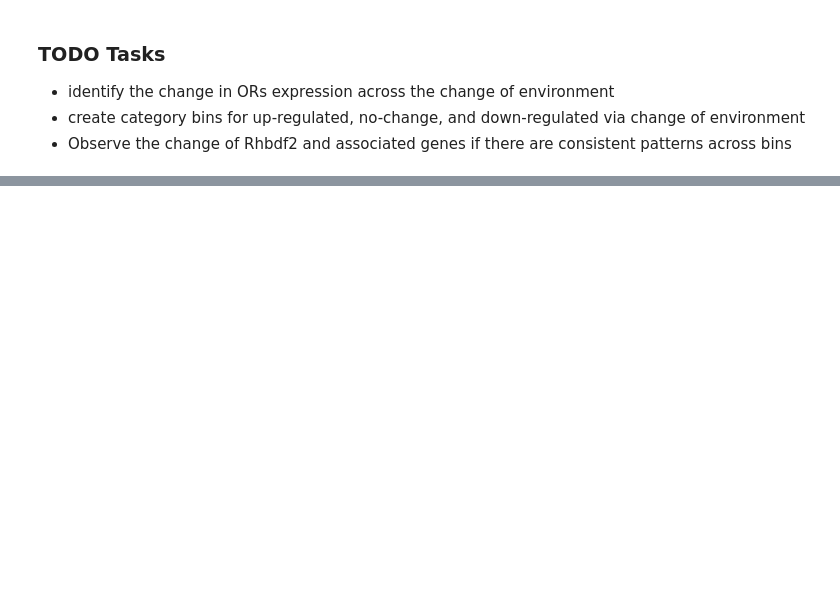
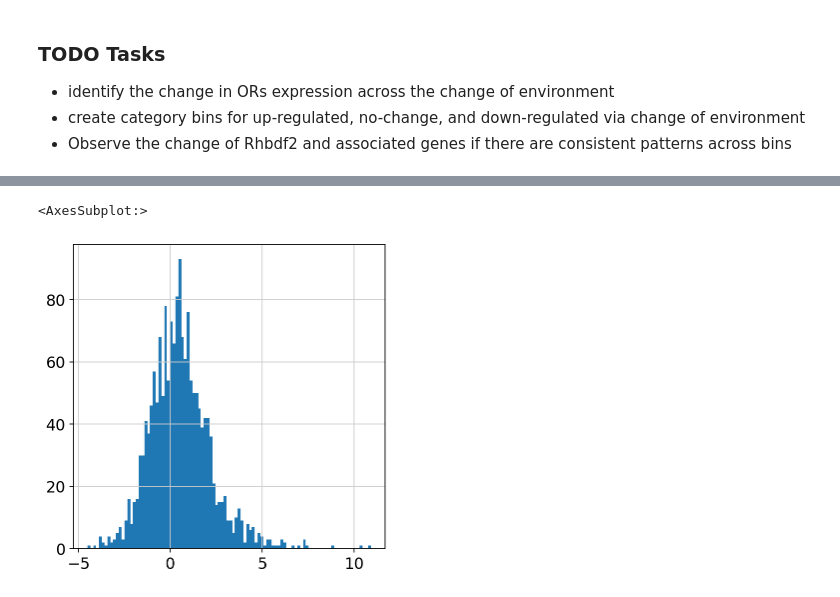
Before and after one commit to Justice-Lu/iRhom2_Analysis, a Jupyter notebook: notebooks/4_Tsukahara_env_Rhbdf2.ipynb, the cells around one changed output, grey strips where cells are left out. Drawn from its saved outputs; the diff is of its cells as text; code cells hidden in the pictures; blank space fills up the shorter version.

Commit message:
completed results df

```diff
--- a/notebooks/4_Tsukahara_env_Rhbdf2.ipynb
+++ b/notebooks/4_Tsukahara_env_Rhbdf2.ipynb
@@ -61,8 +75,10 @@ adata[(adata.obs.top_Olfr == 'Olfr1377') & (adata.obs.source == env)].var
 # %%
+from scipy.stats import ttest_ind
+
 top_Olfr = [Olfr for Olfr in adata.obs.top_Olfr.unique() if 'Olfr' in Olfr]
+environments = adata.obs.source.unique()
 
 results = pd.DataFrame()
-
 for i in range(len(environments)):
     for j in range(i+1, len(environments)):
 
@@ -84,19 +100,37 @@ for i in range(len(environments)):
                 if not len(adata_subset_Olfr.obs.env.unique()) == 2:
                     continue
 
+
+                # Extract Olfr reads
+                env1_Olfr = adata_subset_Olfr[adata_subset_Olfr.obs.source == env1].X
+                env2_Olfr = adata_subset_Olfr[adata_subset_Olfr.obs.source == env2].X
+
                 # Calculate the mean of Olfr expression across cells in different environment
-                env1_Olfr_mean = adata_subset_Olfr[adata_subset_Olfr.obs.source == env1].X.mean()
-                env2_Olfr_mean = adata_subset_Olfr[adata_subset_Olfr.obs.source == env2].X.mean()
+                env1_Olfr_mean = env1_Olfr.mean()
+                env2_Olfr_mean = env2_Olfr.mean()
+
                 # Calculate fold change of mean Olfr expression between environments
                 foldchange = float(env1_Olfr_mean / env2_Olfr_mean)
+
+                # Perform t-test,
+                t_stat, p_value = ttest_ind(env1_Olfr, env2_Olfr)
+
                 # Store the result in a result df
-                result_df = pd.DataFrame([[Olfr, env1, env2, foldchange]],
-                                        columns=['Olfr', 'env1', 'env2', 'FoldChange'])
+                result_df = pd.DataFrame([[Olfr,
+                                           f'{env1}_{env2}',
+                                           foldchange,
+                                           t_stat[0],
+                                           p_value[0]]],
+                                        columns=['Olfr',
+                                                 'env_change',
+                                                 'FoldChange',
+                                                 't_stat',
+                                                 'p_value'])
                 results = pd.concat([results, result_df])
             except:
                 # print(f'{Olfr} skipped')
                 continue
 
 
-        break
-    break
+# adata_subset_Olfr = adata_subset[:, 'Olfr1018']
+# adata_subset_Olfr = adata_subset_Olfr[(adata_subset_Olfr.obs.top_Olfr == 'Olfr1018')]
@@ -118,0 +137,8 @@ adata_subset_Olfr
+# %%
+# Filter out Olfr present in only one cell
+results = results[~np.isnan(results.t_stat)]
+# %%
+results.t_stat.hist(bins=100)
+# %% [output]
+<AxesSubplot:>
+[figure, added]
```
Also changed, not shown: parts of 17 cells of this notebook.
